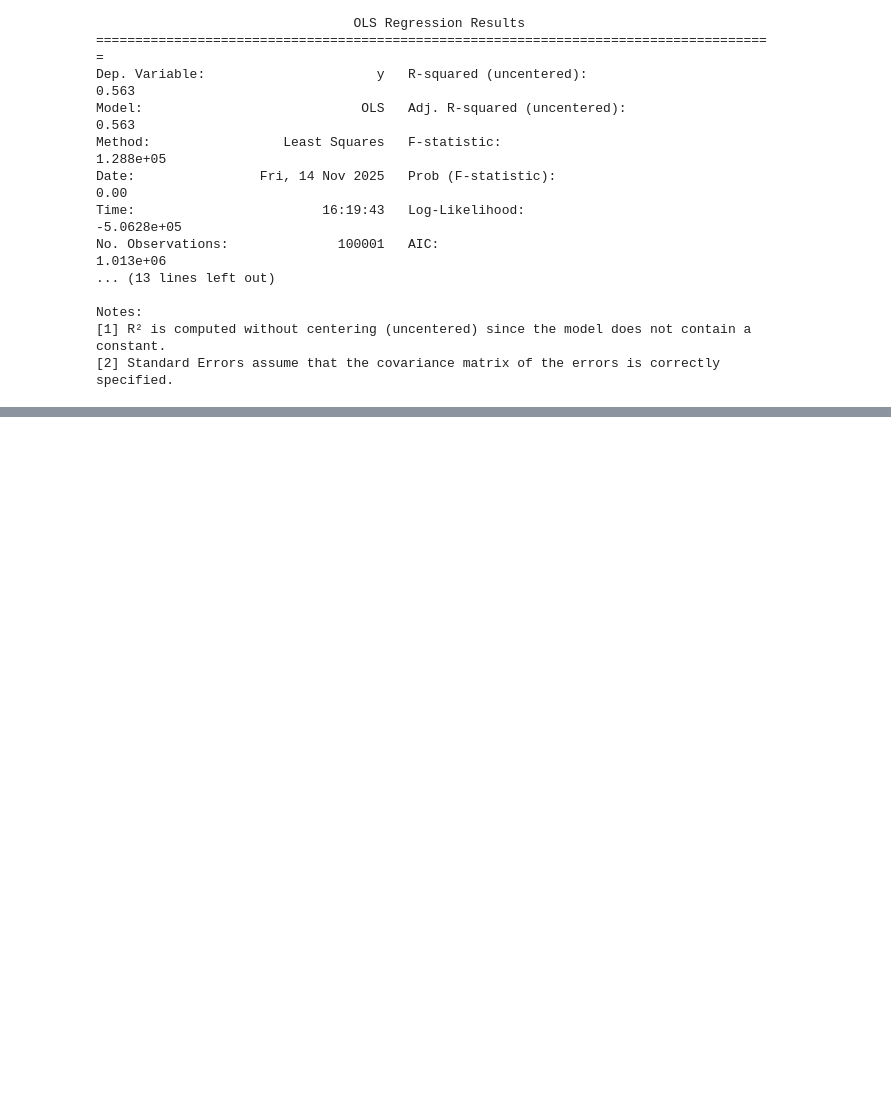
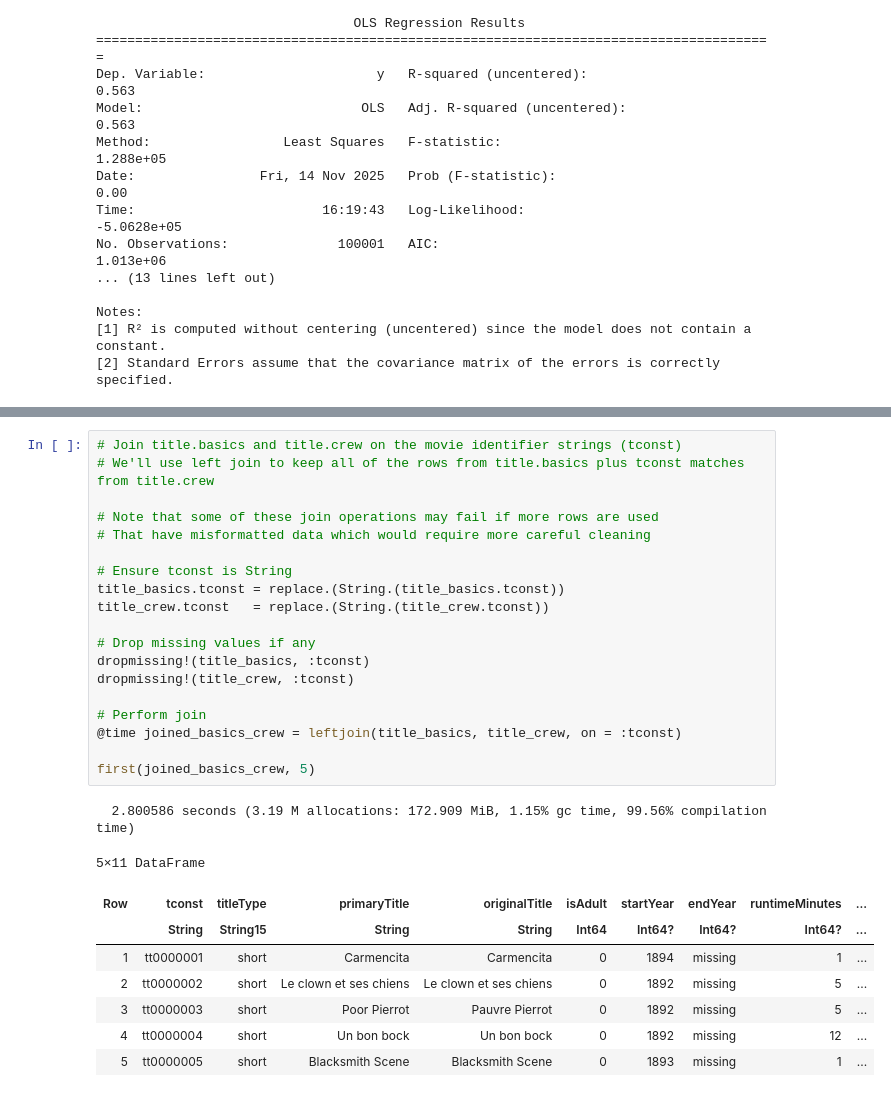
Before and after one commit to nuitrcs/Julia_workshop, a Jupyter notebook: content_2025/Day1_2025/julia_demos.ipynb, the cells around one changed output, grey strips where cells are left out. Drawn from its saved outputs; the diff is of its cells as text; blank space fills up the shorter version.

```diff
--- a/content_2025/Day1_2025/julia_demos.ipynb
+++ b/content_2025/Day1_2025/julia_demos.ipynb
@@ -340,0 +350,29 @@ Let's look at what one would do to combine the information about Movie Titles an
+# %%
+# Join title.basics and title.crew on the movie identifier strings (tconst)
+# We'll use left join to keep all of the rows from title.basics plus tconst matches from title.crew
+
+# Note that some of these join operations may fail if more rows are used
+# That have misformatted data which would require more careful cleaning
+
+# Ensure tconst is String
+title_basics.tconst = replace.(String.(title_basics.tconst))
+title_crew.tconst   = replace.(String.(title_crew.tconst))
+
+# Drop missing values if any
+dropmissing!(title_basics, :tconst)
+dropmissing!(title_crew, :tconst)
+
+# Perform join
+@time joined_basics_crew = leftjoin(title_basics, title_crew, on = :tconst)
+
+first(joined_basics_crew, 5)
+# %% [output]
+  2.800586 seconds (3.19 M allocations: 172.909 MiB, 1.15% gc time, 99.56% compilation time)
+5×11 DataFrame
+| Row | tconst | titleType | primaryTitle | originalTitle | isAdult | startYear | endYear | runtimeMinutes | ... |
+|  | String | String15 | String | String | Int64 | Int64? | Int64? | Int64? | ... |
+| 1 | tt0000001 | short | Carmencita | Carmencita | 0 | 1894 | missing | 1 | ... |
+| 2 | tt0000002 | short | Le clown et ses chiens | Le clown et ses chiens | 0 | 1892 | missing | 5 | ... |
+| 3 | tt0000003 | short | Poor Pierrot | Pauvre Pierrot | 0 | 1892 | missing | 5 | ... |
+| 4 | tt0000004 | short | Un bon bock | Un bon bock | 0 | 1892 | missing | 12 | ... |
+| 5 | tt0000005 | short | Blacksmith Scene | Blacksmith Scene | 0 | 1893 | missing | 1 | ... |
```
Also changed, not shown: parts of 34 cells of this notebook, 1 other file.
